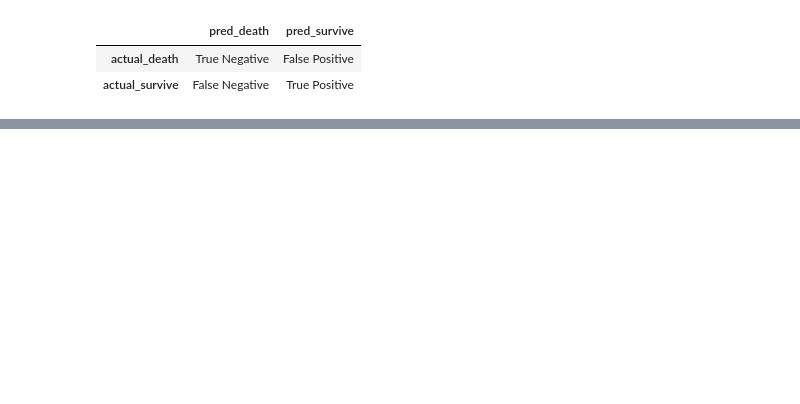
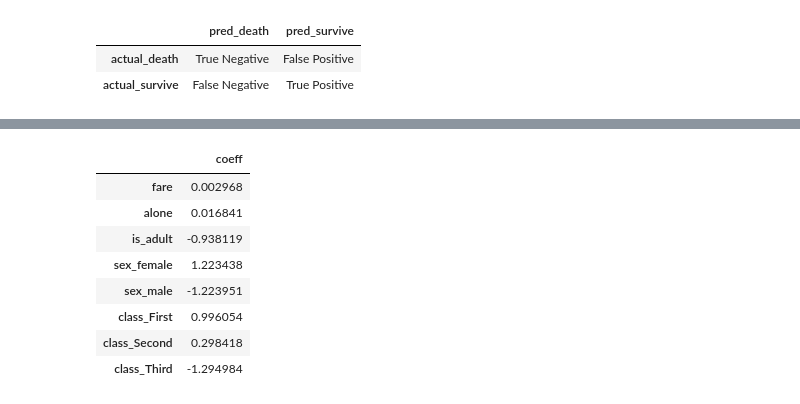
Before and after one commit to Zachary-Stufflebeme/Classification-exercises, a Jupyter notebook: model.ipynb, the cells around one changed output, grey strips where cells are left out. Cells and saved outputs as stored; diff of their text form; code cells hidden in the pictures; blank space fills up the shorter version.

```diff
--- a/model.ipynb
+++ b/model.ipynb
@@ -407,0 +288,7 @@ weighted avg       0.84      0.84      0.84       534
+# %%
+for i in range(2,21):
+    knn = KNeighborsClassifier(n_neighbors = i)
+    knn.fit(x_train,y_train)
+    y_pred = knn.predict(x_train)
+    print('k used is: ', i)
+    print(classification_report(y_train, y_pred))
@@ -407,0 +420,15 @@ weighted avg       0.84      0.84      0.84       534
+# %%
+#MODEL 1 coeffs
+log_coeffs = pd.DataFrame(logreg.coef_[0], index=x_train.columns,
+                         columns=['coeff'])
+log_coeffs
+# %% [output]
+|  | coeff |
+| fare | 0.002968 |
+| alone | 0.016841 |
+| is_adult | -0.938119 |
+| sex_female | 1.223438 |
+| sex_male | -1.223951 |
+| class_First | 0.996054 |
+| class_Second | 0.298418 |
+| class_Third | -1.294984 |
```
Also changed, not shown: parts of 74 cells of this notebook.
